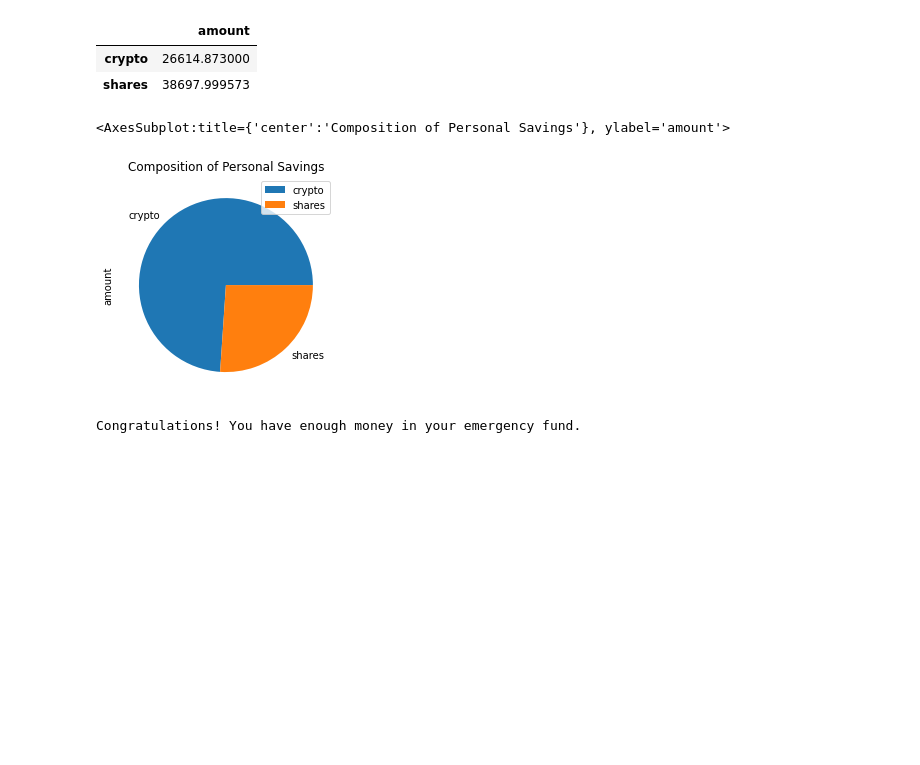
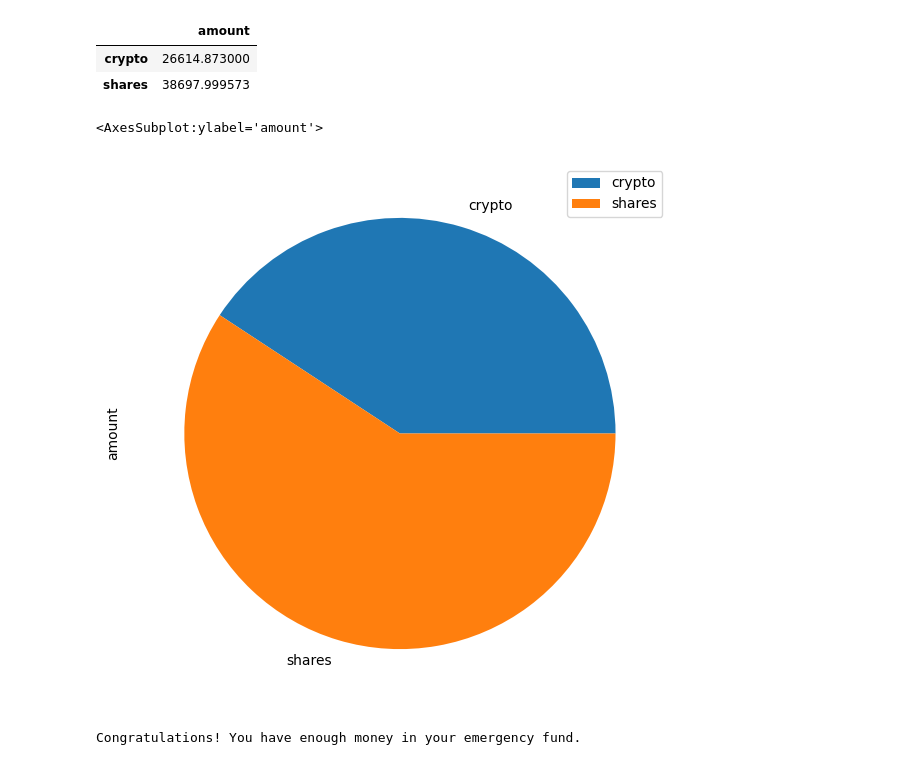
Before and after one commit to dileepadrd/module-5-assignment-financial-forecast, a Jupyter notebook: financial-planner.ipynb, the cells around one changed output. Drawn from its saved outputs; the diff is of its cells as text; code cells hidden in the pictures; blank space fills up the shorter version.

Commit message:
Pie chart for the composite values which include both shares and cryto currencies

```diff
--- a/financial-planner.ipynb
+++ b/financial-planner.ipynb
@@ -139,10 +139,10 @@ display(df_savings)
 | shares | 38697.999573 |
 # %%
 # Plot savings pie chart
-# YOUR CODE HERE!
+df_savings.plot.pie(y="amount", figsize=(7, 7))
 # %% [output]
-<AxesSubplot:title={'center':'Composition of Personal Savings'}, ylabel='amount'>
+<AxesSubplot:ylabel='amount'>
-[figure, old version]
+[figure, new version]
 # %%
 # Set ideal emergency fund
 emergency_fund = monthly_income * 3
```
